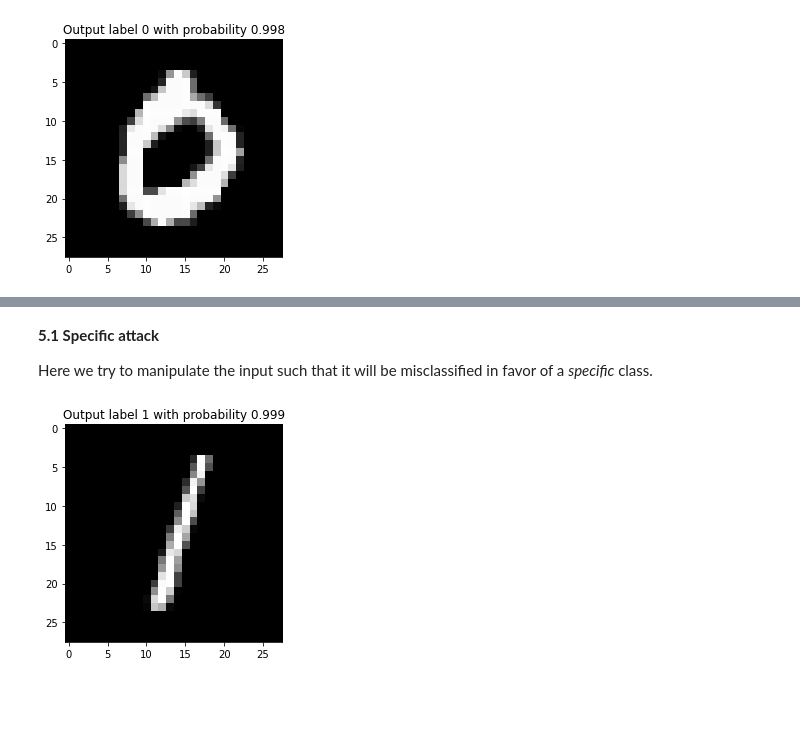
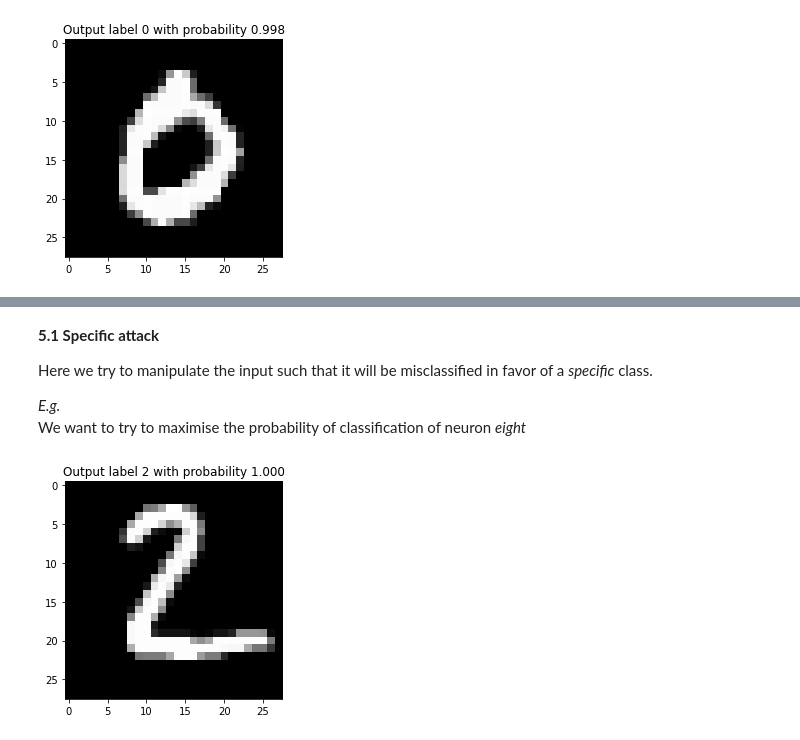
Before and after one commit to f-grimaldi/AdvAttack, a Jupyter notebook: AttackMNIST_ZOO.ipynb, the cells around one changed output, grey strips where cells are left out. Drawn from its saved outputs; the diff is of its cells as text; code cells hidden in the pictures; blank space fills up the shorter version.

```diff
--- a/AttackMNIST_ZOO.ipynb
+++ b/AttackMNIST_ZOO.ipynb
@@ -195,28 +189,30 @@ First valid image found at iteration 69 with l2-distance = 1.6859886646270752
 **5.1 Specific attack**
 
 Here we try to manipulate the input such that it will be misclassified in favor of a *specific* class.
+
+*E.g.* <br>
+We want to try to maximise the probability of classification of neuron *eight*
 # %%
 # 1. Choose image
-index = 3
+index = 1
 
 # 2. Define params
-desired_ouput = 2
 solver = "adam"
 #solver = "newton"
-params = {'x': X[index], 'c': 0.5, 'learning_rate': 1e-2,
-          'n_gradients': 128, 'solver': solver, 'max_steps': 1000,
+
+params = {'x': X[index], 'c': 0.3, 'learning_rate': 1e-2,
+          'n_gradient': 128, 'solver': solver, 'max_steps': 10000,
           'verbose': 0, 'stop_criterion': True, 'additional_out': True}
 
-# 3. Display choosen image
+
 net.eval()
 img_orig = X[index].cpu().numpy()
-out_orig = nn.Softmax(dim=1)(net(X[index].reshape(1, *list(img.shape))))
-plt.imshow(np.transpose(img_orig, (1, 2, 0)))
+out_orig = nn.Softmax(dim=1)(net(X[index].reshape(1, 1, 28, 28)))
+plt.imshow(np.transpose(img_orig, (1, 2, 0)).reshape(28, 28), cmap='gray')
 original_label = torch.argmax(out_orig).item()
-plt.title('Output "{}"({}) with probability {:.3f}'.format(DataLoader.classes[original_label], original_label,
-                                                           float(out_orig[0, original_label])))
+plt.title('Output label {} with probability {:.3f}'.format(original_label, float(out_orig[0, original_label])))
 plt.show()
 # %% [output]
-[figure, old version]
+[figure, new version]
 # %%
 ### Define our custom loss function and call the optimizer
```
Also changed, not shown: parts of 15 cells of this notebook, 9 other files.
